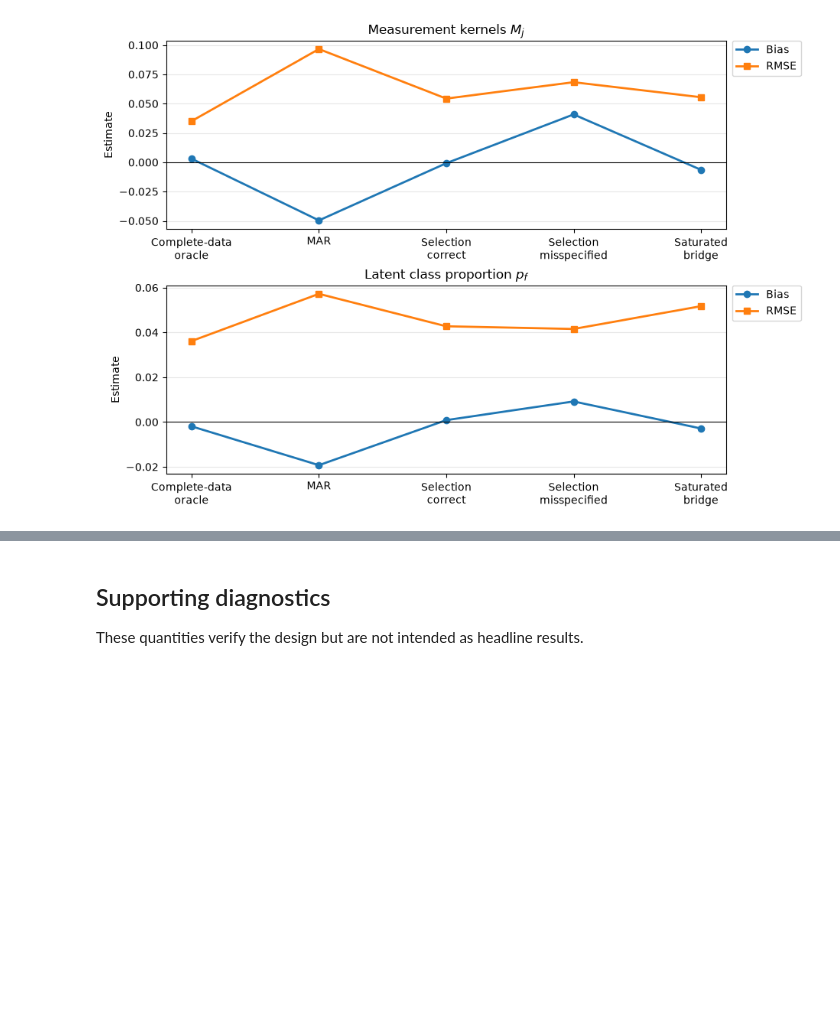
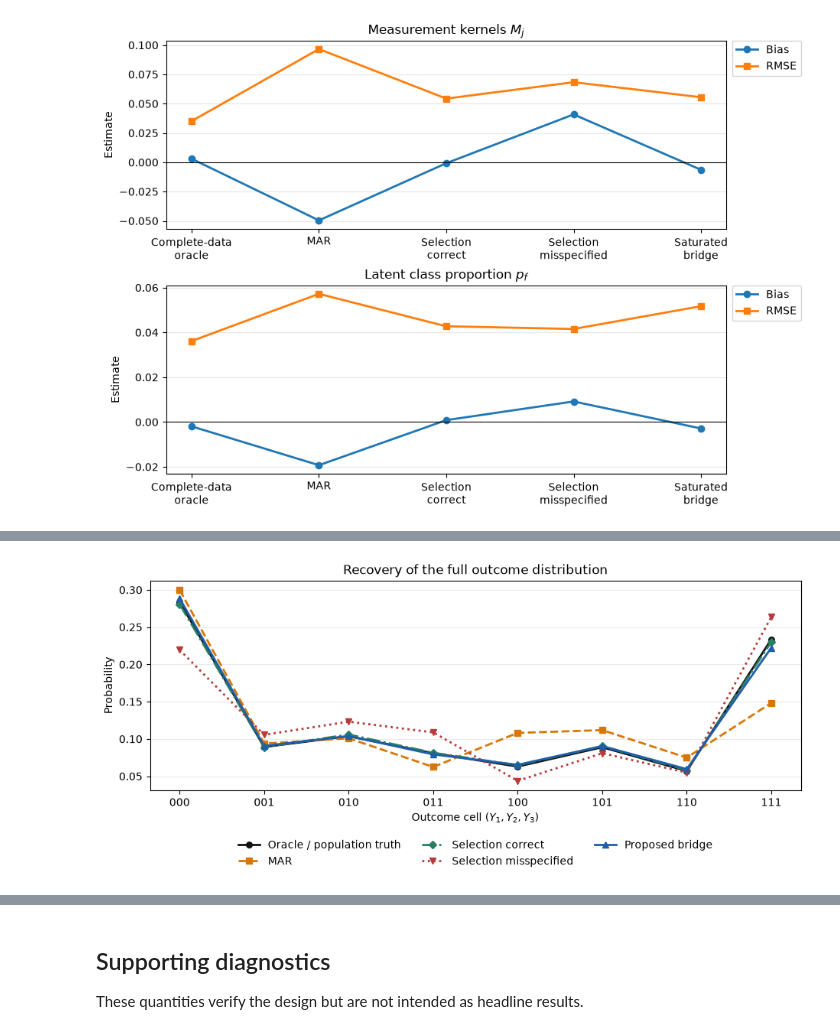
Before and after one commit to MHsamurai/missing-IV, a Jupyter notebook: simulation/allman_latent_mnar_simulation.ipynb, the cells around one changed output, grey strips where cells are left out. Saved outputs shown, nothing was run; the diff lists cells and outputs as text; code cells hidden in the pictures; blank space fills up the shorter version.

```diff
--- a/simulation/allman_latent_mnar_simulation.ipynb
+++ b/simulation/allman_latent_mnar_simulation.ipynb
@@ -200,0 +297,90 @@ y_summary.set_index(["method", "item"]).loc[y_method_order].reset_index().round(
+# %%
+joint_plot_data = (
+    joint_distribution.groupby(["method", "cell"], as_index=False)["probability"]
+    .mean()
+)
+plot_methods = [
+    "population_truth",
+    "mar",
+    "selection_likelihood_correct",
+    "selection_likelihood_misspecified",
+    "proposed_saturated_bridge",
+]
+plot_labels = {
+    "population_truth": "Oracle / population truth",
+    "mar": "MAR",
+    "selection_likelihood_correct": "Selection correct",
+    "selection_likelihood_misspecified": "Selection misspecified",
+    "proposed_saturated_bridge": "Proposed bridge",
+}
+plot_colors = {
+    "population_truth": "#111111",
+    "mar": "#D97706",
+    "selection_likelihood_correct": "#2A7F62",
+    "selection_likelihood_misspecified": "#B83A3A",
+    "proposed_saturated_bridge": "#1F5FAA",
+}
+plot_markers = {
+    "population_truth": "o",
+    "mar": "s",
+    "selection_likelihood_correct": "D",
+    "selection_likelihood_misspecified": "v",
+    "proposed_saturated_bridge": "^",
+}
+plot_linestyles = {
+    "population_truth": "-",
+    "mar": "--",
+    "selection_likelihood_correct": "-.",
+    "selection_likelihood_misspecified": ":",
+    "proposed_saturated_bridge": "-",
+}
+
+fig, axis = plt.subplots(figsize=(9.2, 4.1), constrained_layout=True)
+for method in plot_methods:
+    values = (
+        joint_plot_data[joint_plot_data["method"] == method]
+        .set_index("cell")
+        .loc[cell_labels_joint]
+        .reset_index()
+    )
+    axis.plot(
+        range(len(cell_labels_joint)), values["probability"],
+        color=plot_colors[method], marker=plot_markers[method],
+        linestyle=plot_linestyles[method], linewidth=2.0, markersize=5.5,
+        label=plot_labels[method],
+    )
+axis.set_title("Recovery of the full outcome distribution")
+axis.set_xlabel("Outcome cell $(Y_1,Y_2,Y_3)$")
+axis.set_ylabel("Probability")
+axis.set_xticks(range(len(cell_labels_joint)), cell_labels_joint)
+axis.grid(axis="y", alpha=0.25)
+axis.legend(loc="upper center", bbox_to_anchor=(0.5, -0.19), ncol=3, frameon=False)
+fig.savefig(figures_dir / "allman_y_joint_distribution_recovery.pdf", bbox_inches="tight")
+fig.savefig(figures_dir / "allman_y_joint_distribution_recovery.png", dpi=180, bbox_inches="tight")
+plt.show()
+
+fig_column, axis_column = plt.subplots(figsize=(4.8, 4.5), constrained_layout=True)
+for method in plot_methods:
+    values = (
+        joint_plot_data[joint_plot_data["method"] == method]
+        .set_index("cell")
+        .loc[cell_labels_joint]
+        .reset_index()
+    )
+    axis_column.plot(
+        range(len(cell_labels_joint)), values["probability"],
+        color=plot_colors[method], marker=plot_markers[method],
+        linestyle=plot_linestyles[method], linewidth=1.65, markersize=4.2,
+        label=plot_labels[method],
+    )
+axis_column.set_title("Full outcome distribution")
+axis_column.set_xlabel("Outcome cell $(Y_1,Y_2,Y_3)$")
+axis_column.set_ylabel("Probability")
+axis_column.set_xticks(range(len(cell_labels_joint)), cell_labels_joint)
+axis_column.grid(axis="y", alpha=0.25)
+axis_column.legend(loc="upper center", bbox_to_anchor=(0.5, -0.19), ncol=2, frameon=False, fontsize=8)
+fig_column.savefig(figures_dir / "allman_y_joint_distribution_recovery_column.pdf", bbox_inches="tight")
+fig_column.savefig(figures_dir / "allman_y_joint_distribution_recovery_column.png", dpi=180, bbox_inches="tight")
+plt.show()
+# %% [output]
+[figure, added]
```
Also changed, not shown: parts of 9 cells of this notebook, 9 other files.
